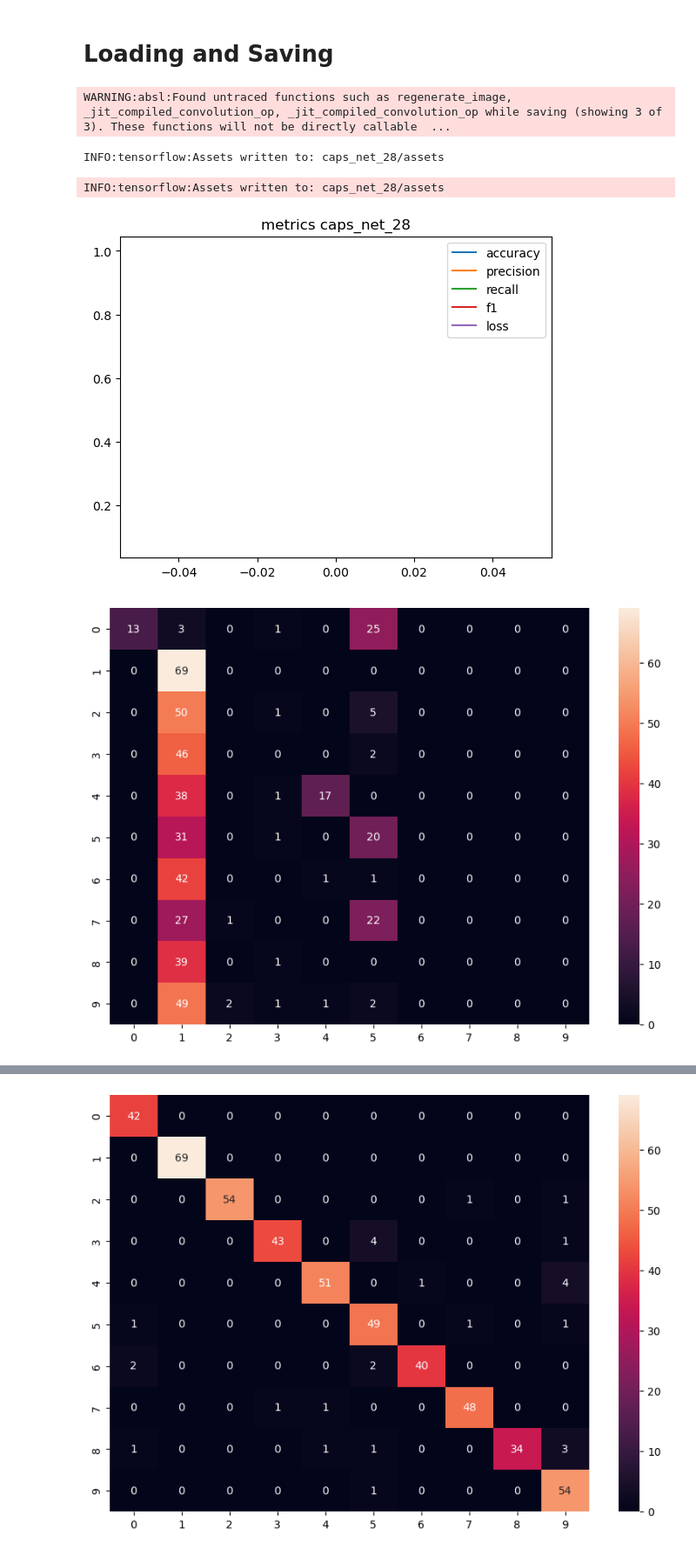
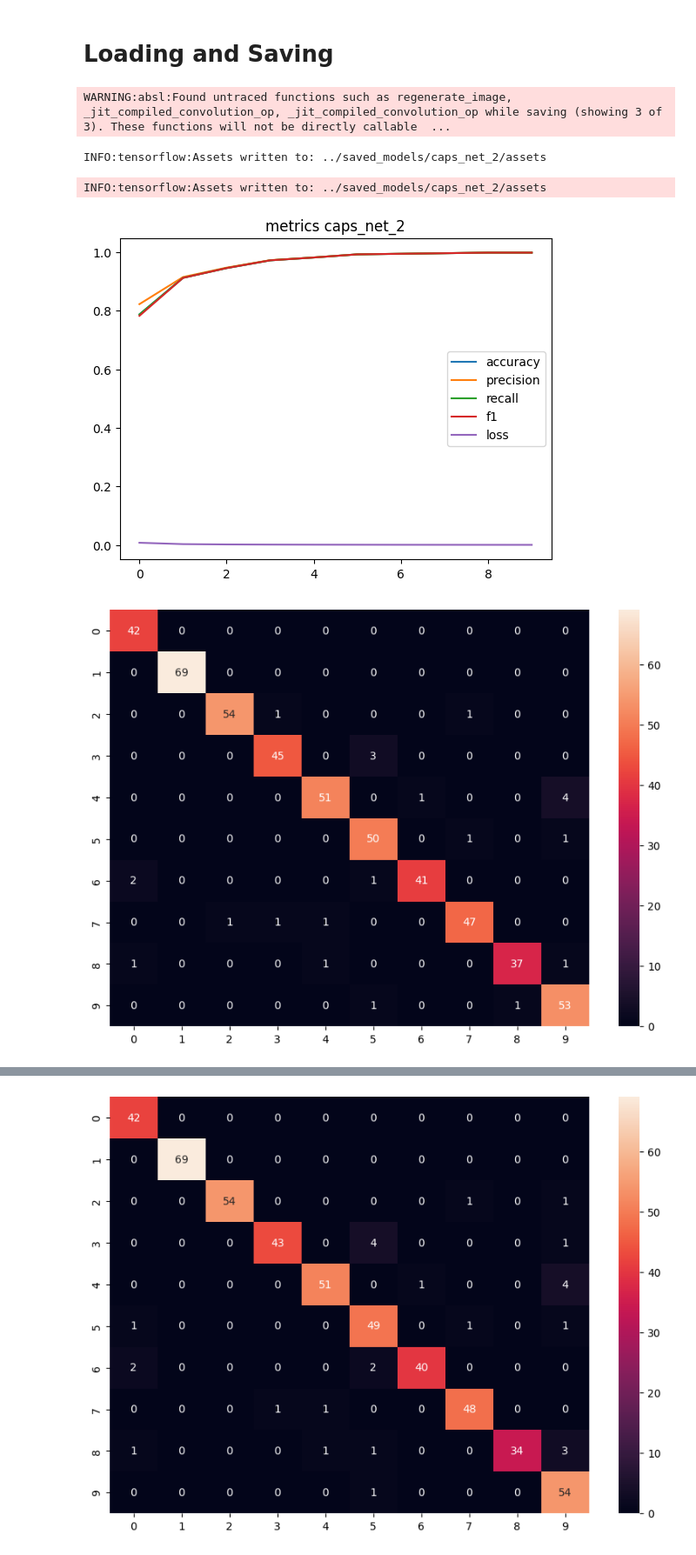
Before and after one commit to MathieuCherpitel/Fast-CapsNets, a Jupyter notebook: notebooks/CapsNet.ipynb, the cells around one changed output, grey strips where cells are left out. Shown at 87% size. Cells and saved outputs as stored; diff of their text form; code cells hidden in the pictures.

Commit message:
[*+] cleaned env + new trained models

```diff
--- a/notebooks/CapsNet.ipynb
+++ b/notebooks/CapsNet.ipynb
@@ -211,18 +211,18 @@ class CapsNet(tf.keras.Model):
     def predict(self, X):
         return np.argmax(self.predict_proba(X), axis=1)[:,0]
 
-    def save(self, name, evaluate=None, classes=[]):
+    def save(self, evaluate=None, classes=[]):
         # Calling tensorflow save method to save the model
-        super(CapsNet, self).save(name)
+        super(CapsNet, self).save(f"../saved_models/{self.name}")
         self.saved = True
         if not self.training_metrics:
             raise ValueError('The model bust be trained before being saved')
         # Model config
-        with open(f'{self.name}/assets/config.json', 'w') as fp:
+        with open(f'../saved_models/{self.name}/assets/config.json', 'w') as fp:
             json.dump(self.get_config(), fp)
         # Training metrics
-        plot = pd.DataFrame(self.training_metrics).plot(title=f"metrics {model.name}")
-        plot.figure.savefig(f'{self.name}/assets/training_metrics.pdf')
+        plot = pd.DataFrame(self.training_metrics).plot(title=f"metrics {self.name}")
+        plot.figure.savefig(f'../saved_models/{self.name}/assets/training_metrics.pdf')
         if evaluate:
             if len(classes) == 0:
                 raise ValueError('For saving model with classification metrics, add the classes (def save(self, name, evaluate=None, classes=[]):)')
@@ -235,14 +235,14 @@ class CapsNet(tf.keras.Model):
         df = pandas.DataFrame(report).transpose()
         # Confusion matrix
         cm = confusion_matrix(y_test, preds)
-        df_cm = pd.DataFrame(cm, index = np.arange(10), columns = np.arange(10))
+        df_cm = pd.DataFrame(cm, index = np.arange(10), columns = classes)
         plt.figure(figsize = (10,7))
         cm_plot = sn.heatmap(df_cm, annot=True)
         if save:
             if not self.saved:
                 raise ValueError("Model has not been saved yet, the folder used to save the model doesn't exist yet, create it or call super(CapsNet, self).save(model_name)")
-            df.to_csv(f'{self.name}/assets/classification_metrics.csv')
-            cm_plot.figure.savefig(f'{self.name}/assets/confusion_matrix.png')
+            df.to_csv(f'../saved_models/{self.name}/assets/classification_metrics.csv')
+            cm_plot.figure.savefig(f'../saved_models/{self.name}/assets/confusion_matrix.png')
         else:
             plt.show()
 # %% [markdown]
@@ -258,14 +258,14 @@ X_test = X_test / 255.0
 X_test = tf.cast(X_test, dtype=tf.float32)
 X_test = tf.expand_dims(X_test, axis=-1)
 
-X_train = X_train[:10]
-y_train = y_train[:10]
+X_train = X_train[:1024]
+y_train = y_train[:1024]
 
 X_test = X_test[:512]
 y_test = y_test[:512]
 # %%
 params = {
-    "epochs": 1,
+    "epochs": 10,
     "epsilon": 1e-7,
     "m_minus": 0.1,
     "m_plus": 0.9,
@@ -335,11 +336,11 @@ array([5, 1, 1, 5, 4, 1, 1, 1, 1, 1, 0, 1, 1, 0, 1, 1, 1, 5, 1, 1, 1, 1,
 # %% [markdown]
 # Loading and Saving
 # %%
-model.save(model.name, evaluate=(X_test, y_test), classes=np.arange(10))
+model.save(evaluate=(X_test, y_test), classes=np.arange(10))
 # %% [output]
 WARNING:absl:Found untraced functions such as regenerate_image, _jit_compiled_convolution_op, _jit_compiled_convolution_op while saving (showing 3 of 3). These functions will not be directly callable  ...
-INFO:tensorflow:Assets written to: caps_net_28/assets
+INFO:tensorflow:Assets written to: ../saved_models/caps_net_2/assets
-INFO:tensorflow:Assets written to: caps_net_28/assets
+INFO:tensorflow:Assets written to: ../saved_models/caps_net_2/assets
-[figure, old version]
+[figure, new version]
-[figure, old version]
+[figure, new version]
 # %%
```
Also changed, not shown: parts of 5 cells of this notebook, 21 other files.
